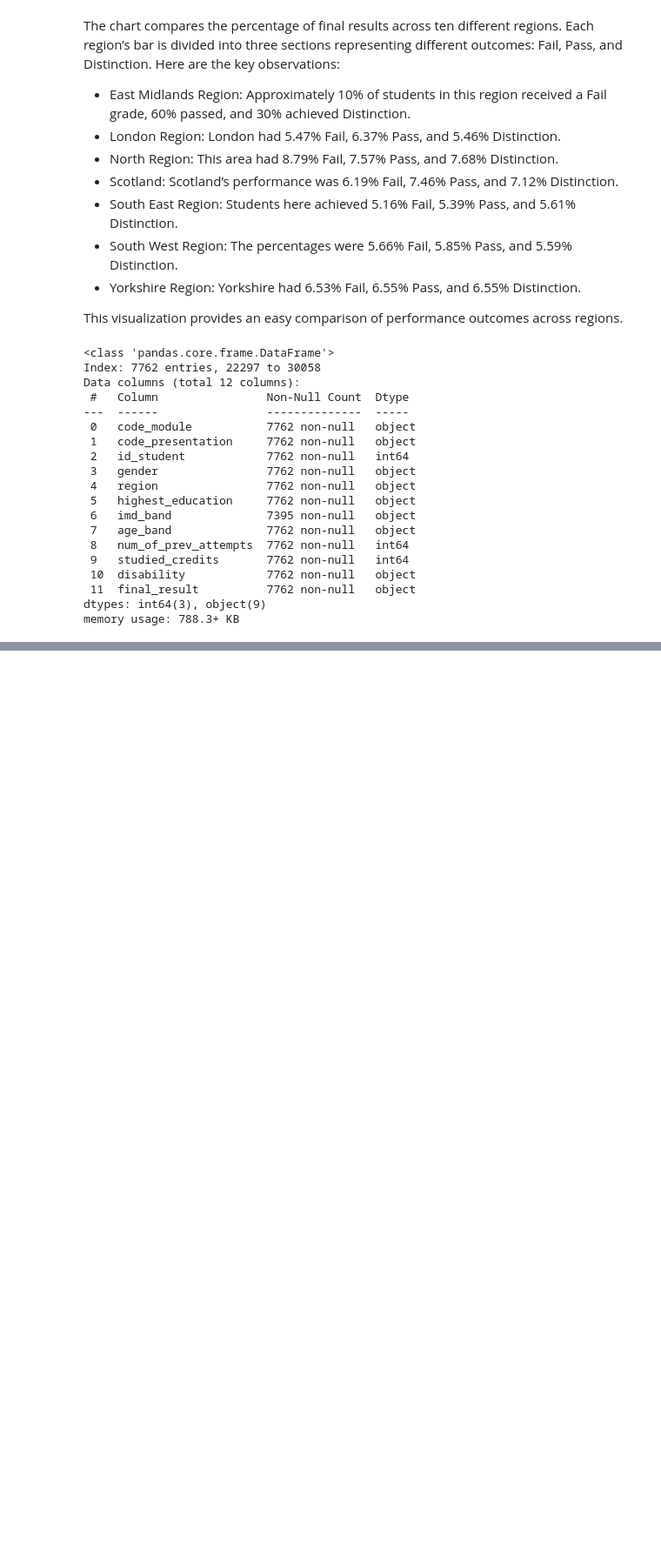
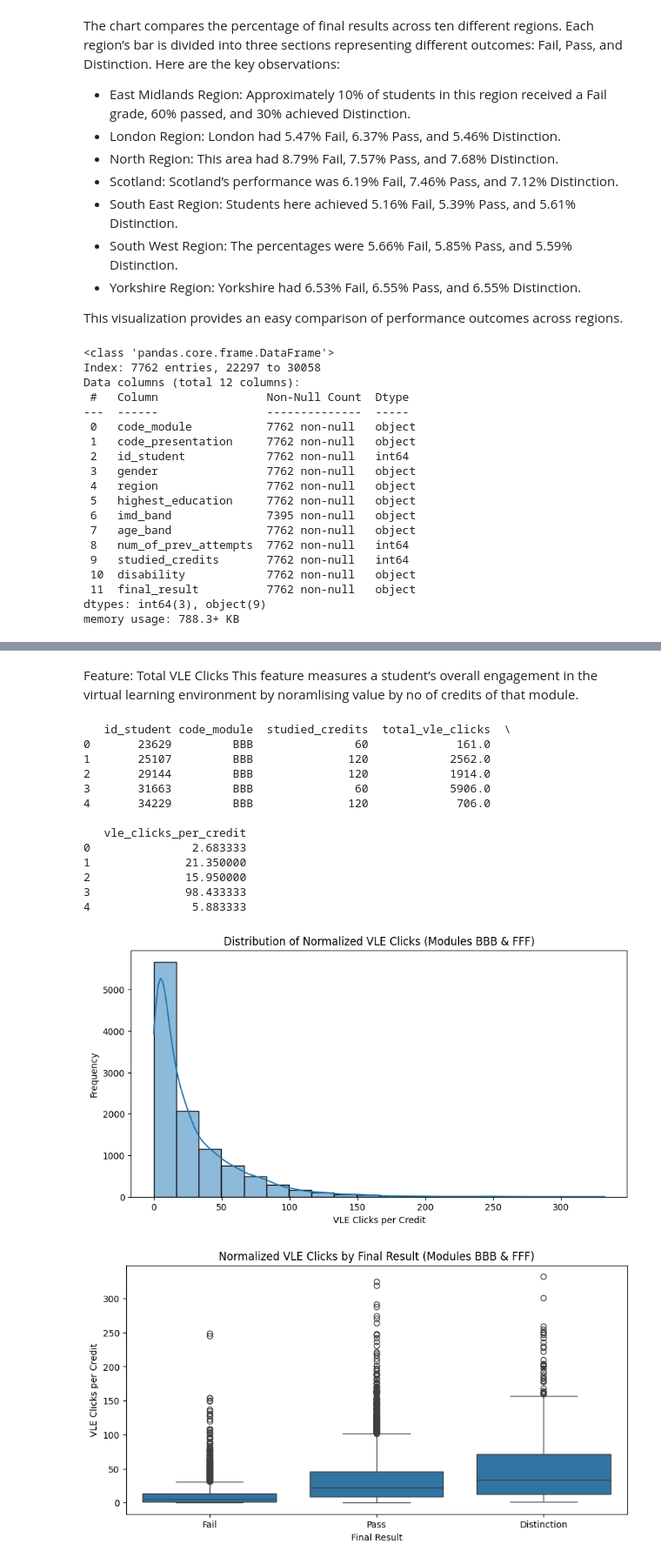
Before and after one commit to buppanasu/Student-Grade-Predictor, a Jupyter notebook: 1)DataProcessing_Analysis_FeatureExtraction/Alan_2nd_test.ipynb, the cells around one changed output, grey strips where cells are left out. Shown at 87% size. Saved outputs shown, nothing was run; the diff lists cells and outputs as text; code cells hidden in the pictures; blank space fills up the shorter version.

```diff
--- a/1)DataProcessing_Analysis_FeatureExtraction/Alan_2nd_test.ipynb
+++ b/1)DataProcessing_Analysis_FeatureExtraction/Alan_2nd_test.ipynb
@@ -606,0 +728,62 @@ plt.show()
+# %% [markdown]
+Feature: Total VLE Clicks
+This feature measures a student’s overall engagement in the virtual learning environment by noramlising value by no of credits of that module.
+# %%
+# Filter out withdrawn students and only include modules 'BBB' and 'FFF'
+df_filtered_vle = df_studentInfo[
+    (df_studentInfo['final_result'] != 'Withdrawn') &
+    (df_studentInfo['code_module'].isin(['BBB', 'FFF']))
+].copy()
+
+# Sum total VLE clicks per student
+df_vle_clicks = df_studentVle.groupby('id_student')['sum_click'].sum().reset_index()
+df_vle_clicks.rename(columns={'sum_click': 'total_vle_clicks'}, inplace=True)
+
+# Merge total VLE clicks into the filtered student info
+df_filtered_vle = df_filtered_vle.merge(df_vle_clicks, on='id_student', how='left')
+
+# Fill missing total_vle_clicks with 0 (if no VLE activity was recorded)
+df_filtered_vle['total_vle_clicks'] = df_filtered_vle['total_vle_clicks'].fillna(0)
+
+# Compute normalized clicks per credit (if studied_credits is available)
+# Be sure studied_credits is not zero to avoid division errors.
+df_filtered_vle['vle_clicks_per_credit'] = df_filtered_vle.apply(
+    lambda row: row['total_vle_clicks'] / row['studied_credits']
+    if row['studied_credits'] and row['studied_credits'] != 0 else 0, axis=1
+)
+
+# Display a sample of the results
+print(df_filtered_vle[['id_student', 'code_module', 'studied_credits',
+                         'total_vle_clicks', 'vle_clicks_per_credit']].head())
+
+# Visualize the distribution of normalized VLE clicks
+plt.figure(figsize=(10, 5))
+sns.histplot(df_filtered_vle['vle_clicks_per_credit'], bins=20, kde=True)
+plt.xlabel("VLE Clicks per Credit")
+plt.ylabel("Frequency")
+plt.title("Distribution of Normalized VLE Clicks (Modules BBB & FFF)")
+plt.show()
+
+# Boxplot by final result (if needed)
+plt.figure(figsize=(10, 5))
+sns.boxplot(x='final_result', y='vle_clicks_per_credit', data=df_filtered_vle)
+plt.xlabel("Final Result")
+plt.ylabel("VLE Clicks per Credit")
+plt.title("Normalized VLE Clicks by Final Result (Modules BBB & FFF)")
+plt.show()
+# %% [output]
+   id_student code_module  studied_credits  total_vle_clicks  \
+0       23629         BBB               60             161.0
+1       25107         BBB              120            2562.0
+2       29144         BBB              120            1914.0
+3       31663         BBB               60            5906.0
+4       34229         BBB              120             706.0
+
+   vle_clicks_per_credit
+0               2.683333
+1              21.350000
+2              15.950000
+3              98.433333
+4               5.883333
+[figure, added]
+[figure, added]
```
Also changed, not shown: parts of 3 cells of this notebook.
